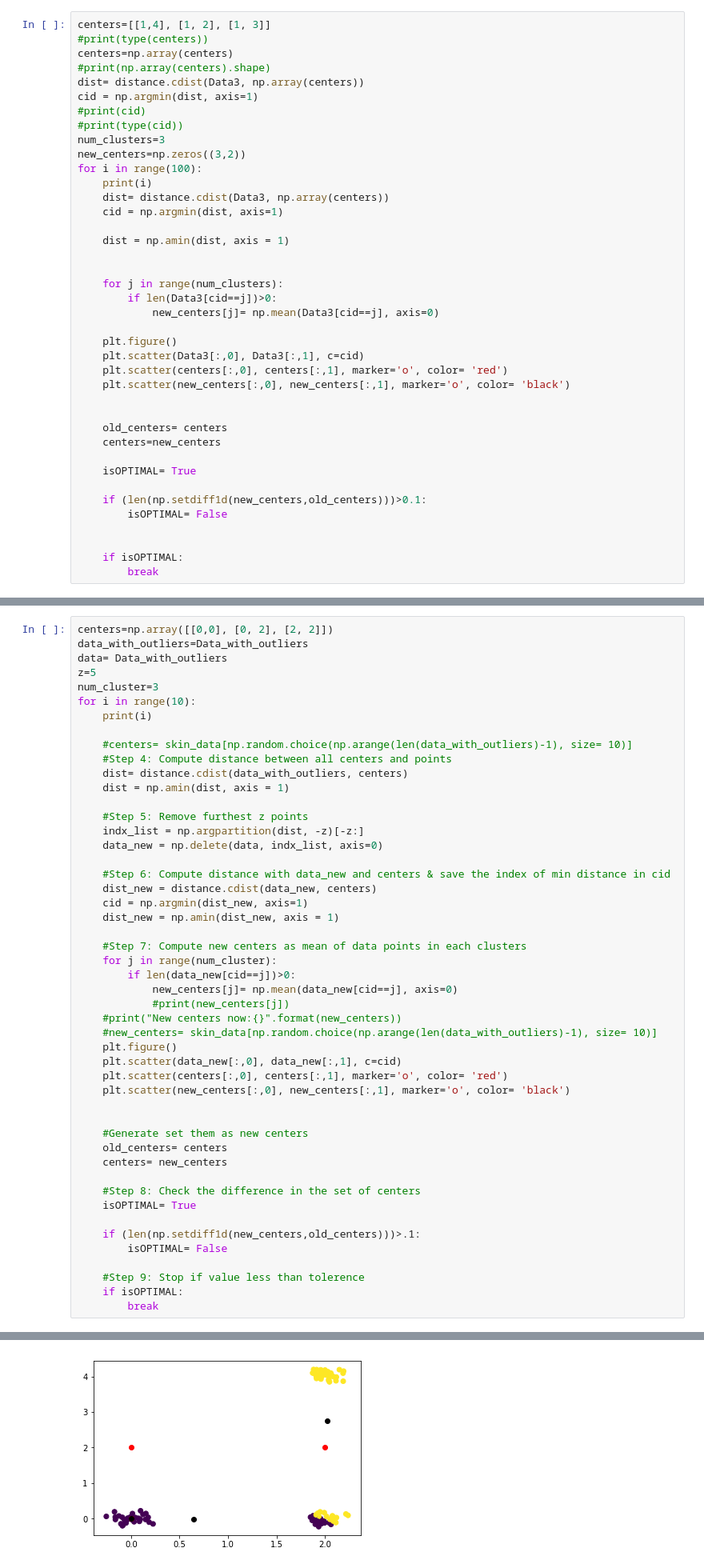
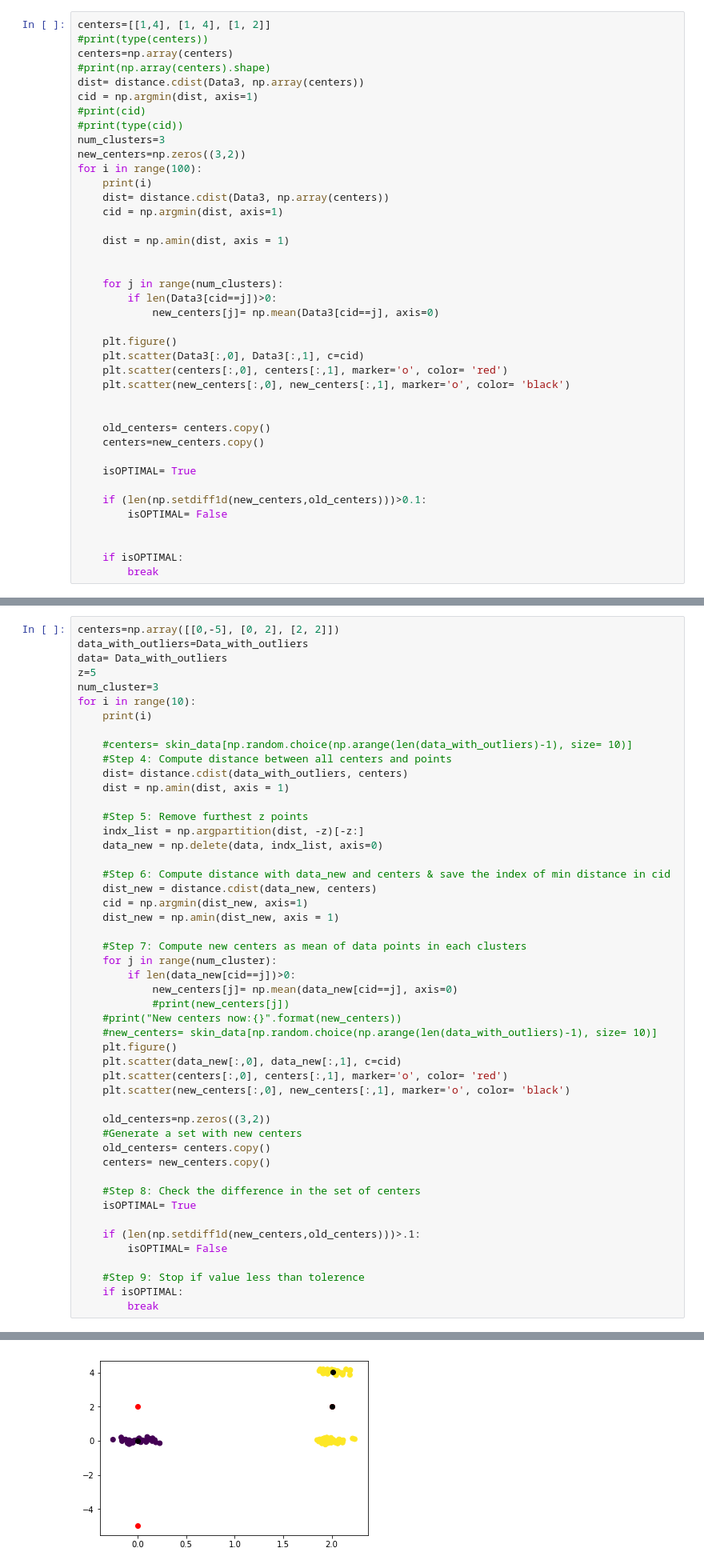
Before and after one commit to Sharvaree/KMeans_Experiments, a Jupyter notebook: Test_Lloyd_and_LO.ipynb, the cells around one changed output, grey strips where cells are left out. Shown: that part at 80% size. Saved outputs shown, nothing was run; the diff lists cells and outputs as text.

```diff
--- a/Test_Lloyd_and_LO.ipynb
+++ b/Test_Lloyd_and_LO.ipynb
@@ -15,7 +16,7 @@ plt.scatter(Data_with_outliers[:,0], Data_with_outliers[:,1], c=labels_with_outl
 <matplotlib.collections.PathCollection at 0x...>
 [figure]
 # %%
-centers=[[1,4], [1, 2], [1, 3]]
+centers=[[1,4], [1, 4], [1, 2]]
 #print(type(centers))
 centers=np.array(centers)
 #print(np.array(centers).shape)
@@ -43,8 +44,8 @@ for i in range(100):
     plt.scatter(new_centers[:,0], new_centers[:,1], marker='o', color= 'black')
 
 
-    old_centers= centers
-    centers=new_centers
+    old_centers= centers.copy()
+    centers=new_centers.copy()
 
     isOPTIMAL= True
 
@@ -62,5 +65,5 @@ for i in range(100):
 # %%
-centers=np.array([[0,0], [0, 2], [2, 2]])
+centers=np.array([[0,-5], [0, 2], [2, 2]])
 data_with_outliers=Data_with_outliers
 data= Data_with_outliers
 z=5
@@ -94,10 +97,10 @@ for i in range(10):
     plt.scatter(centers[:,0], centers[:,1], marker='o', color= 'red')
     plt.scatter(new_centers[:,0], new_centers[:,1], marker='o', color= 'black')
 
-
-    #Generate set them as new centers
-    old_centers= centers
-    centers= new_centers
+    old_centers=np.zeros((3,2))
+    #Generate a set with new centers
+    old_centers= centers.copy()
+    centers= new_centers.copy()
 
     #Step 8: Check the difference in the set of centers
     isOPTIMAL= True
@@ -114 +119 @@ for i in range(10):
-[figure, old version]
+[figure, new version]
```
Also changed, not shown: parts of 6 cells of this notebook, 5 other files.
